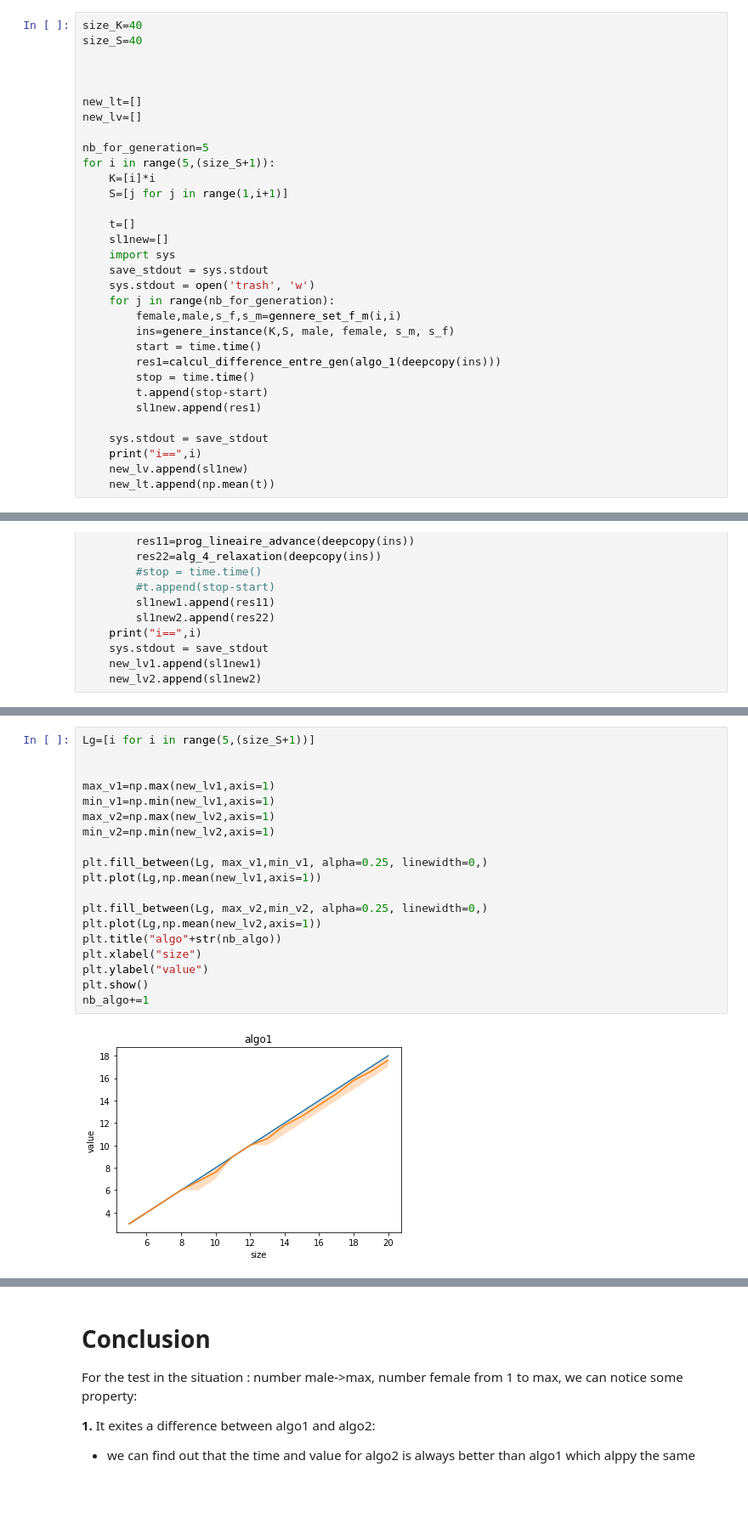
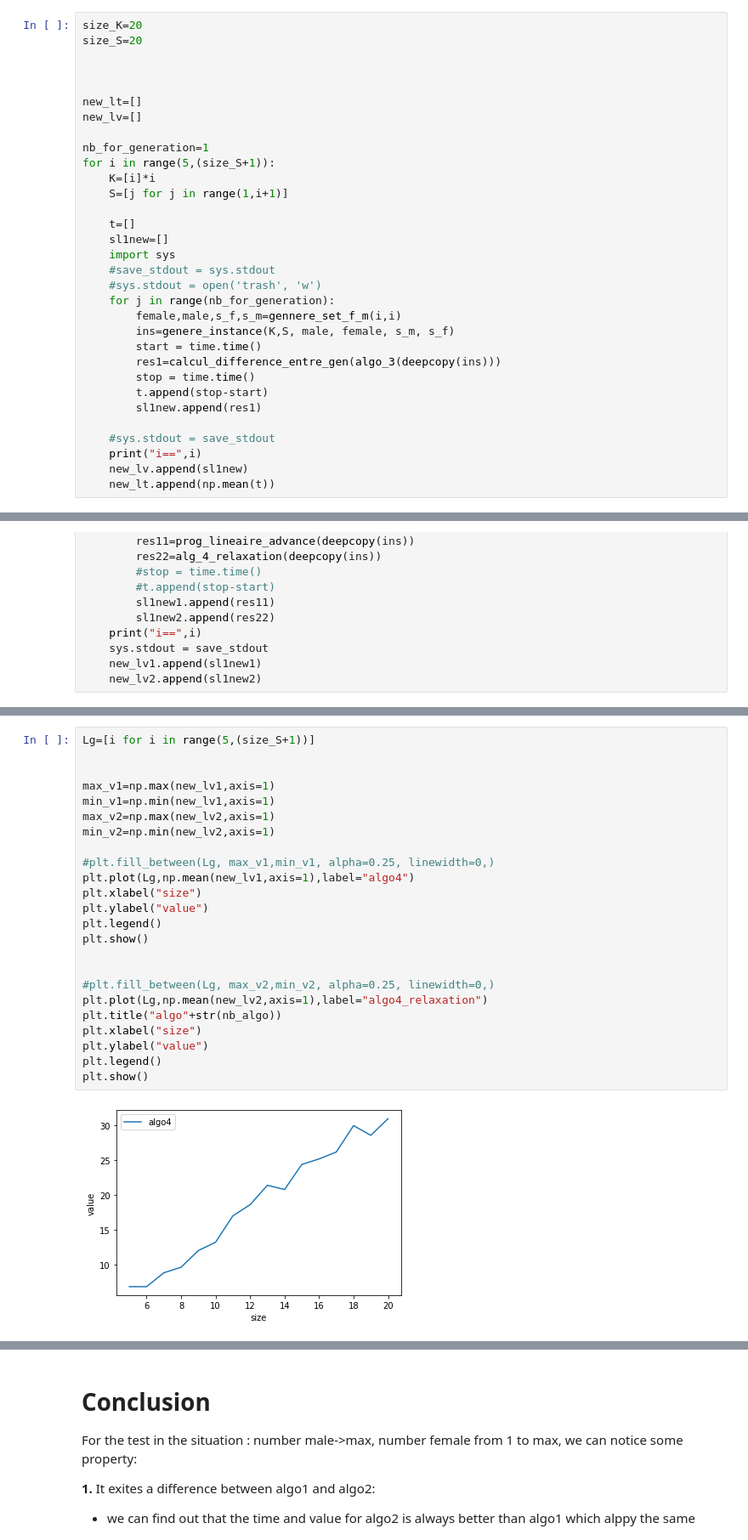
Before and after one commit to xinyuhuang97/projet_androide_sm, a Jupyter notebook: Projet_SM/results.ipynb, the cells around one changed output, grey strips where cells are left out. Shown: that part at 85% size. Drawn from its saved outputs; the diff is of its cells as text; blank space fills up the shorter version.

Commit message:
algo3_4_corrige

```diff
--- a/Projet_SM/results.ipynb
+++ b/Projet_SM/results.ipynb
@@ -188,13 +195,13 @@ for l in [lv1, lv2, lv3, lv4]:
 # %%
-size_K=40
-size_S=40
+size_K=20
+size_S=20
 
 
 
 new_lt=[]
 new_lv=[]
 
-nb_for_generation=5
+nb_for_generation=1
 for i in range(5,(size_S+1)):
     K=[i]*i
     S=[j for j in range(1,i+1)]
@@ -202,18 +209,18 @@ for i in range(5,(size_S+1)):
     t=[]
     sl1new=[]
     import sys
-    save_stdout = sys.stdout
-    sys.stdout = open('trash', 'w')
+    #save_stdout = sys.stdout
+    #sys.stdout = open('trash', 'w')
     for j in range(nb_for_generation):
         female,male,s_f,s_m=gennere_set_f_m(i,i)
         ins=genere_instance(K,S, male, female, s_m, s_f)
         start = time.time()
-        res1=calcul_difference_entre_gen(algo_1(deepcopy(ins)))
+        res1=calcul_difference_entre_gen(algo_3(deepcopy(ins)))
         stop = time.time()
         t.append(stop-start)
         sl1new.append(res1)
 
-    sys.stdout = save_stdout
+    #sys.stdout = save_stdout
     print("i==",i)
     new_lv.append(sl1new)
     new_lt.append(np.mean(t))
@@ -524,21 +615,26 @@ print(new_lv2)
 # %%
 Lg=[i for i in range(5,(size_S+1))]
 
 
 max_v1=np.max(new_lv1,axis=1)
 min_v1=np.min(new_lv1,axis=1)
 max_v2=np.max(new_lv2,axis=1)
 min_v2=np.min(new_lv2,axis=1)
 
-plt.fill_between(Lg, max_v1,min_v1, alpha=0.25, linewidth=0,)
-plt.plot(Lg,np.mean(new_lv1,axis=1))
+#plt.fill_between(Lg, max_v1,min_v1, alpha=0.25, linewidth=0,)
+plt.plot(Lg,np.mean(new_lv1,axis=1),label="algo4")
+plt.xlabel("size")
+plt.ylabel("value")
+plt.legend()
+plt.show()
 
-plt.fill_between(Lg, max_v2,min_v2, alpha=0.25, linewidth=0,)
-plt.plot(Lg,np.mean(new_lv2,axis=1))
+
+#plt.fill_between(Lg, max_v2,min_v2, alpha=0.25, linewidth=0,)
+plt.plot(Lg,np.mean(new_lv2,axis=1),label="algo4_relaxation")
 plt.title("algo"+str(nb_algo))
 plt.xlabel("size")
 plt.ylabel("value")
+plt.legend()
 plt.show()
-nb_algo+=1
 # %% [output]
-[figure, old version]
+[figure, new version]
```
Also changed, not shown: parts of 13 cells of this notebook, 21 other files.
